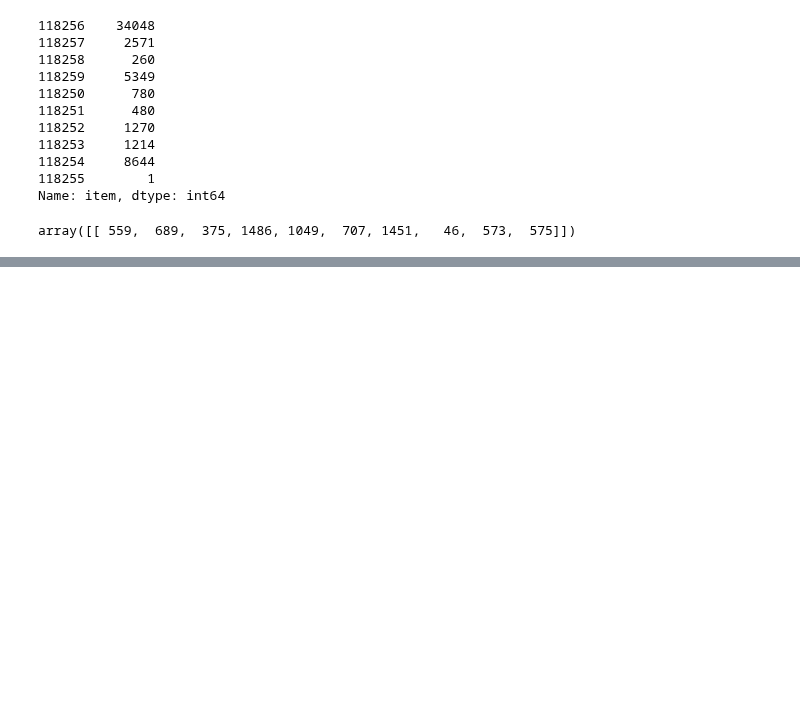
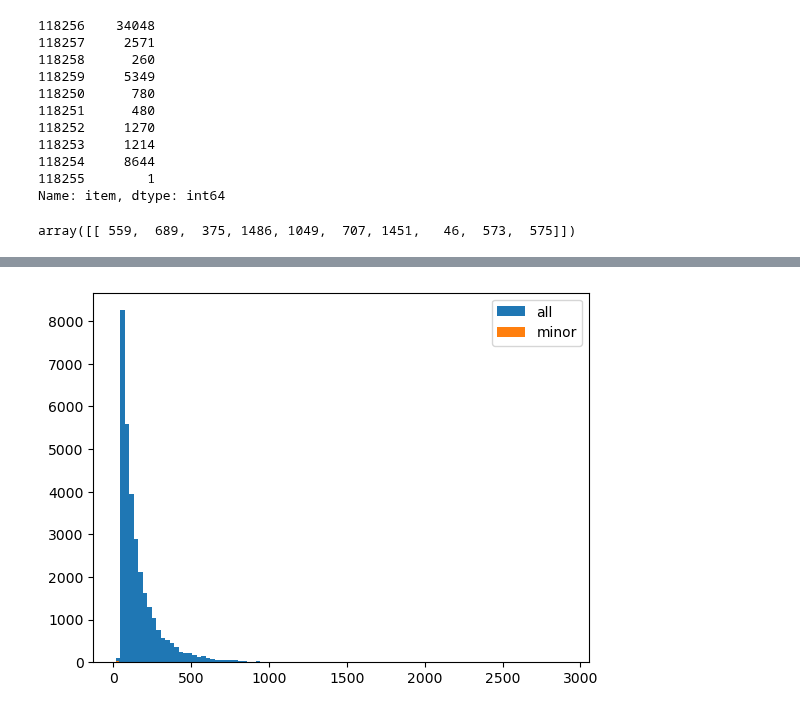
Before and after one commit to boostcampaitech6/level2-movierecommendation-recsys-06, a Jupyter notebook: mission/(미션_2)_Multi_VAE_(정답).ipynb, the cells around one changed output, grey strips where cells are left out. Drawn from its saved outputs; the diff is of its cells as text; code cells hidden in the pictures; blank space fills up the shorter version.

```diff
--- a/mission/(미션_2)_Multi_VAE_(정답).ipynb
+++ b/mission/(미션_2)_Multi_VAE_(정답).ipynb
@@ -1309,0 +1345,8 @@ list(map(int,['1','2','3']))
+# %%
+plt.hist(temp2, bins=100, label='all')
+plt.hist(temp2[temp2<40], bins=1, label='minor')
+
+plt.legend()
+plt.show()
+# %% [output]
+[figure, added]
```
Also changed, not shown: parts of 19 cells of this notebook, 8 other files.
